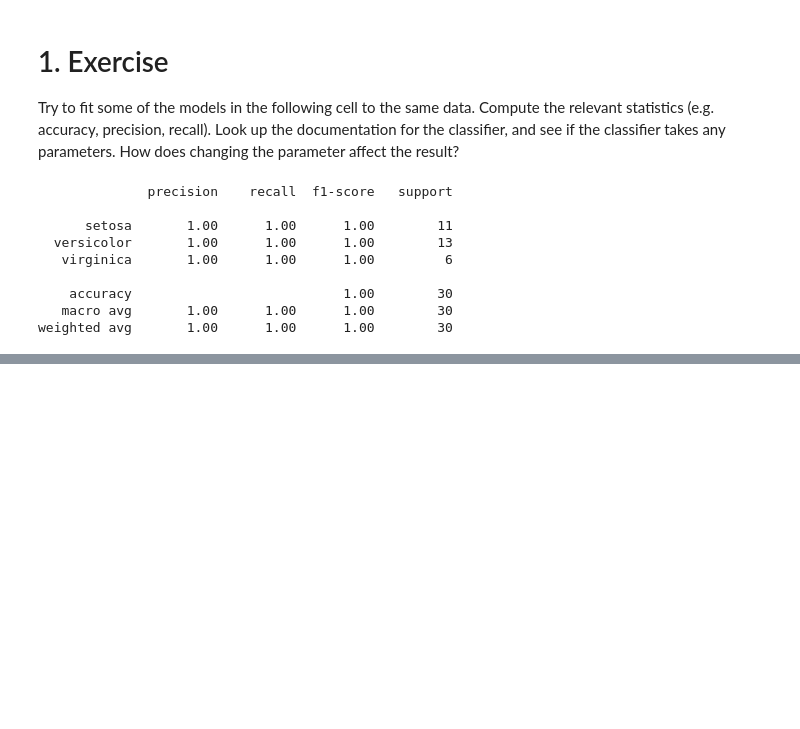
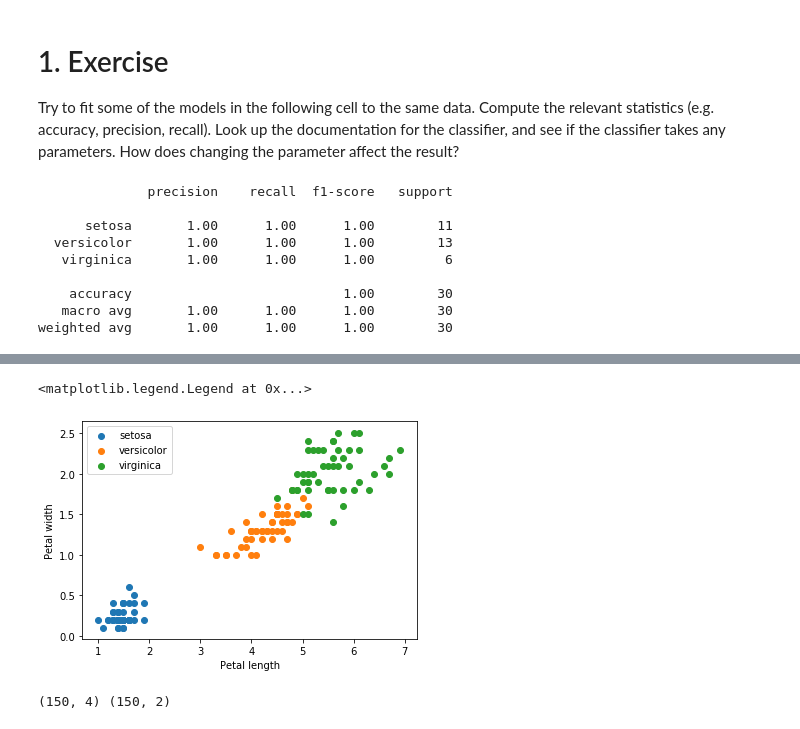
Before and after one commit to angelacpd/Scientific_Python, a Jupyter notebook: Lecture_7.ipynb, the cells around one changed output, grey strips where cells are left out. Drawn from its saved outputs; the diff is of its cells as text; code cells hidden in the pictures; blank space fills up the shorter version.

```diff
--- a/Lecture_7.ipynb
+++ b/Lecture_7.ipynb
@@ -300,0 +411,9 @@ weighted avg       1.00      1.00      1.00        30
+# %%
+X = iris.data[:, :]
+y = iris.target_names[iris.target]
+
+for name in iris.target_names:
+    plt.scatter(X[y == name, 0], X[y == name, 1], label=name)
+plt.xlabel('Sepal length')
+plt.ylabel('Sepal width')
+plt.legend()
@@ -300,0 +423,9 @@ weighted avg       1.00      1.00      1.00        30
+# %%
+for name in iris.target_names:
+    plt.scatter(X[y == name, 2], X[y == name, 3], label=name)
+plt.xlabel('Petal length')
+plt.ylabel('Petal width')
+plt.legend()
+# %% [output]
+<matplotlib.legend.Legend at 0x...>
+[figure, added]
@@ -300,0 +436,4 @@ weighted avg       1.00      1.00      1.00        30
+# %%
+print(X.shape, X_transformed.shape)
+# %% [output]
+(150, 4) (150, 2)
```
Also changed, not shown: parts of 22 cells of this notebook.
